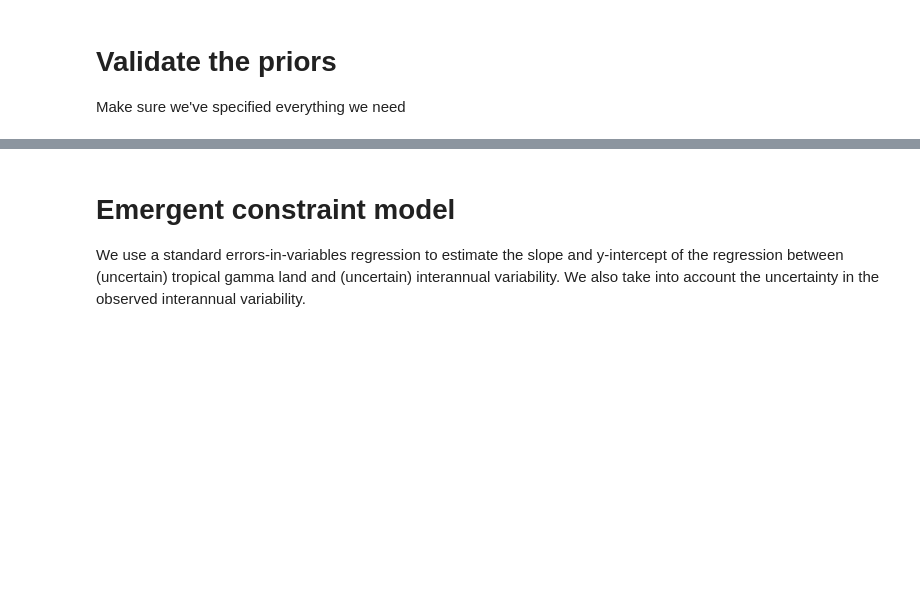
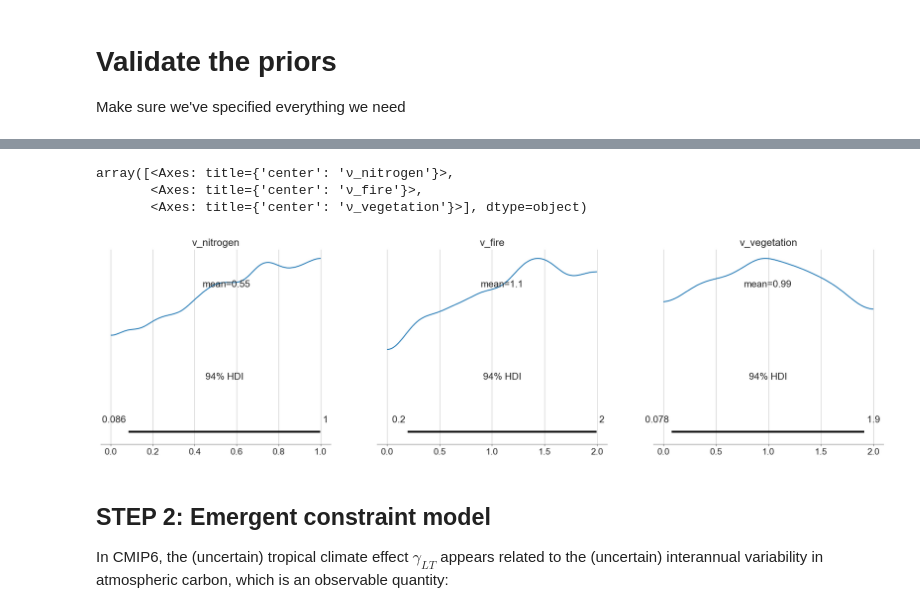
Before and after one commit to netzeroasap/TCRE_Assessment, a Jupyter notebook: notebooks/analysis.ipynb, the cells around one changed output, grey strips where cells are left out. Drawn from its saved outputs; the diff is of its cells as text; code cells hidden in the pictures; blank space fills up the shorter version.

```diff
--- a/notebooks/analysis.ipynb
+++ b/notebooks/analysis.ipynb
@@ -87,7 +89,7 @@ hyperpriors_cov = {"chol": lambda name: pm.LKJCholeskyCov(
     name,
     n=len(coords["parameter"]),
     eta=2.0,         # Strength of the LKJ prior; 1 = uniform over correlations
-    sd_dist=pm.HalfNormal.dist(1.0)
+    sd_dist=pm.HalfNormal.dist(100.0)
             )}
 
 hyperpriors = hyperpriors_process | hyperpriors_ec | hyperpriors_cov
@@ -170,3 +169,11 @@ pm.model_to_graphviz(test_process_model)
+# %%
+az.plot_posterior(test_process_trace,var_names=[f"ν_{proc}" for proc in coords["process"]])
+# %% [output]
+array([<Axes: title={'center': 'ν_nitrogen'}>,
+       <Axes: title={'center': 'ν_fire'}>,
+       <Axes: title={'center': 'ν_vegetation'}>], dtype=object)
+[figure, added]
 # %% [markdown]
-# Emergent constraint model
-We use a standard errors-in-variables regression to estimate the slope and y-intercept of the regression between (uncertain) tropical gamma land and (uncertain) interannual variability.  We also take into account the uncertainty in the observed interannual variability.
+## STEP 2: Emergent constraint model
+
+In CMIP6, the (uncertain) tropical climate effect $\gamma_{LT}$ appears related to the (uncertain) interannual variability in atmospheric carbon, which is an observable quantity:
```
Also changed, not shown: parts of 22 cells of this notebook, 3 other files.
